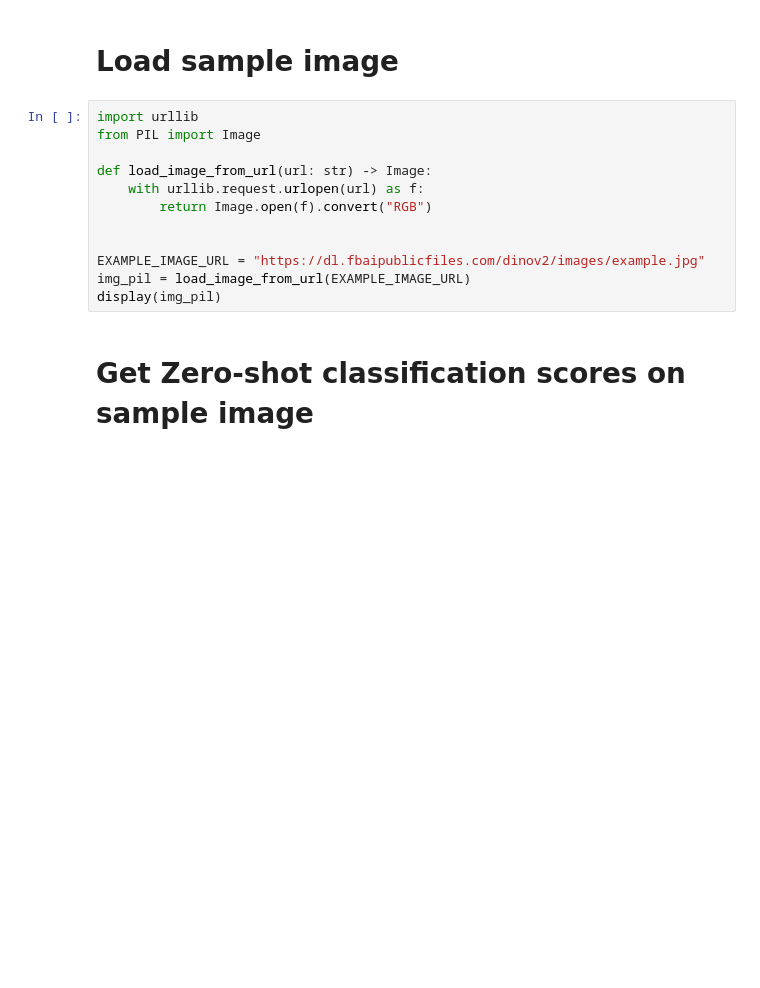
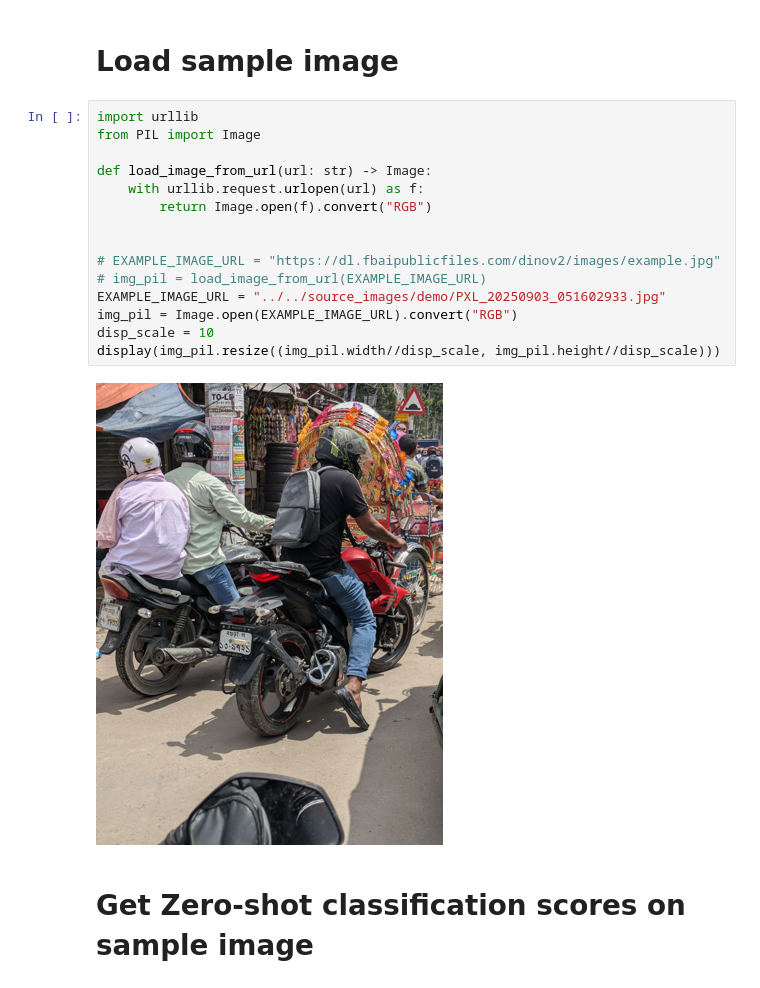
Before and after one commit to TanvirTaaha/dinov3, a Jupyter notebook: notebooks/dinotxt_inference.ipynb, the cells around one changed output. Cells and saved outputs as stored; diff of their text form; blank space fills up the shorter version.

```diff
--- a/notebooks/dinotxt_inference.ipynb
+++ b/notebooks/dinotxt_inference.ipynb
@@ -16,15 +28,20 @@ Downloading: "file:///mnt/storage1/workspace/taaha/yolo_training/CaptureDataProc
 # %%
 import urllib
 from PIL import Image
 
 def load_image_from_url(url: str) -> Image:
     with urllib.request.urlopen(url) as f:
         return Image.open(f).convert("RGB")
 
 
-EXAMPLE_IMAGE_URL = "https://dl.fbaipublicfiles.com/dinov2/images/example.jpg"
-img_pil = load_image_from_url(EXAMPLE_IMAGE_URL)
-display(img_pil)
+# EXAMPLE_IMAGE_URL = "https://dl.fbaipublicfiles.com/dinov2/images/example.jpg"
+# img_pil = load_image_from_url(EXAMPLE_IMAGE_URL)
+EXAMPLE_IMAGE_URL = "../../source_images/demo/PXL_20250903_051602933.jpg"
+img_pil = Image.open(EXAMPLE_IMAGE_URL).convert("RGB")
+disp_scale = 10
+display(img_pil.resize((img_pil.width//disp_scale, img_pil.height//disp_scale)))
+# %% [output]
+[figure, added]
 # %% [markdown]
 # Get Zero-shot classification scores on sample image
 # %%
```
Also changed, not shown: parts of 7 cells of this notebook, 3 other files.
